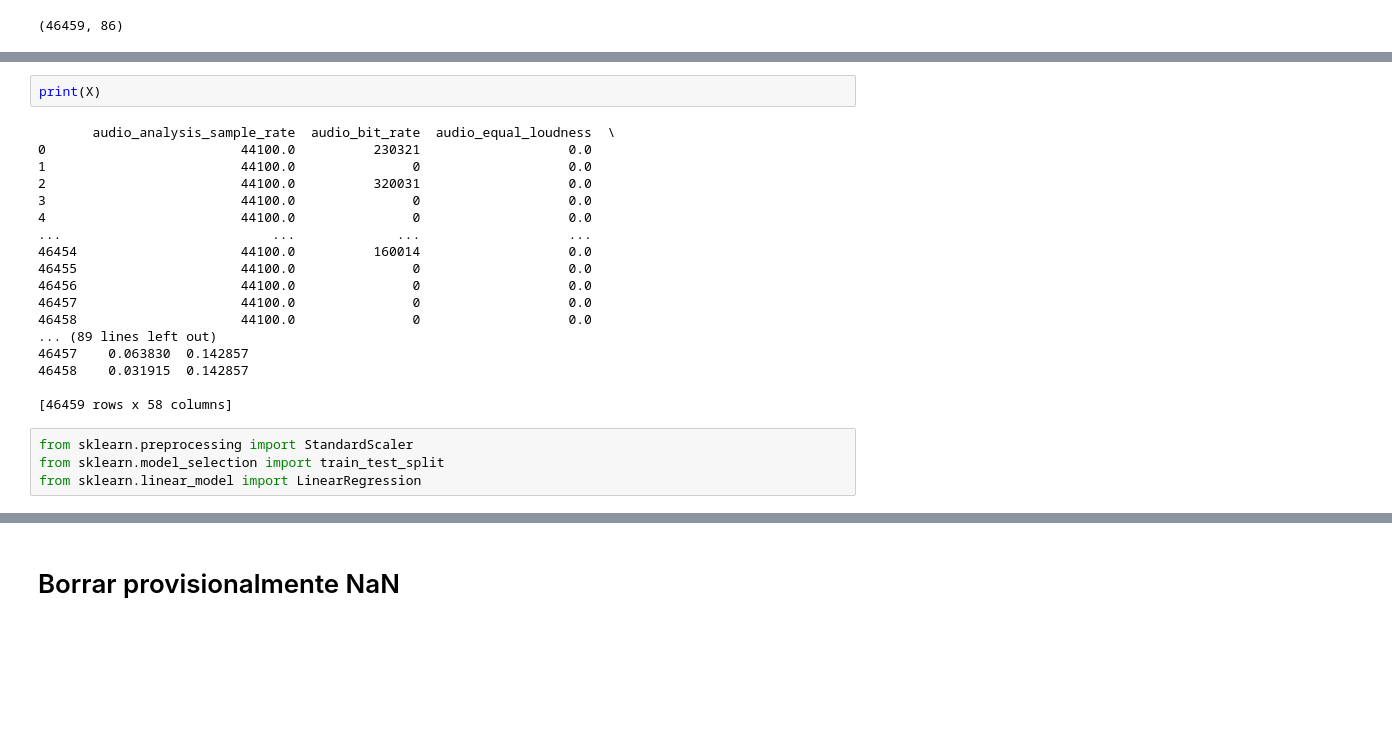
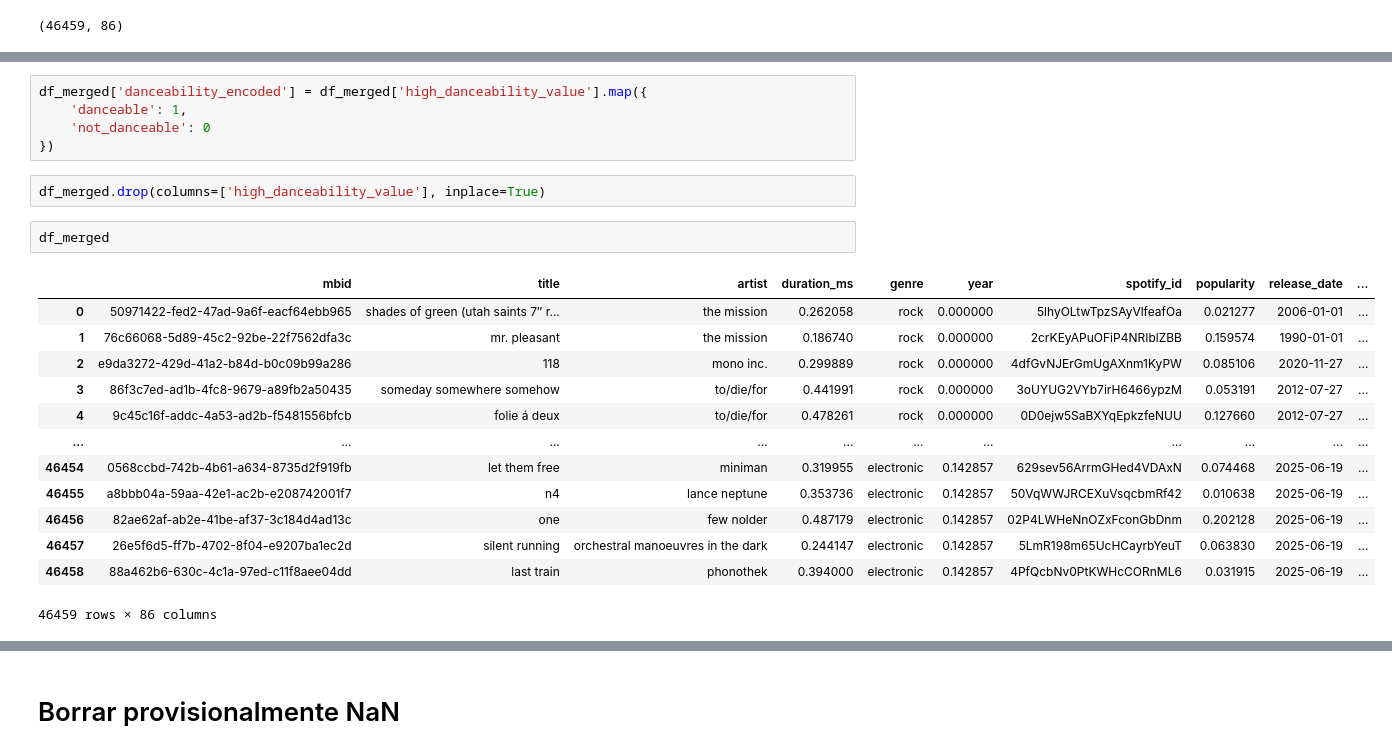
Before and after one commit to PolloDK/HitSpell, a Jupyter notebook: 01_preprocesamiento_andrea.ipynb, the cells around one changed output, grey strips where cells are left out. Drawn from its saved outputs; the diff is of its cells as text; blank space fills up the shorter version.

```diff
--- a/01_preprocesamiento_andrea.ipynb
+++ b/01_preprocesamiento_andrea.ipynb
@@ -522,24 +505,23 @@ X.shape, y.shape
-# %%
-print(X)
-# %% [output]
-       audio_analysis_sample_rate  audio_bit_rate  audio_equal_loudness  \
-0                         44100.0          230321                   0.0
-1                         44100.0               0                   0.0
-2                         44100.0          320031                   0.0
-3                         44100.0               0                   0.0
-4                         44100.0               0                   0.0
-...                           ...             ...                   ...
-46454                     44100.0          160014                   0.0
-46455                     44100.0               0                   0.0
-46456                     44100.0               0                   0.0
-46457                     44100.0               0                   0.0
-46458                     44100.0               0                   0.0
-... (89 lines left out)
-46457    0.063830  0.142857
-46458    0.031915  0.142857
-
-[46459 rows x 58 columns]
-# %%
-from sklearn.preprocessing import StandardScaler
-from sklearn.model_selection import train_test_split
-from sklearn.linear_model import LinearRegression
+# %%
+df_merged['danceability_encoded'] = df_merged['high_danceability_value'].map({
+    'danceable': 1,
+    'not_danceable': 0
+})
+# %%
+df_merged.drop(columns=['high_danceability_value'], inplace=True)
+# %%
+df_merged
+# %% [output]
+|  | mbid | title | artist | duration_ms | genre | year | spotify_id | popularity | release_date | ... |
+| 0 | 50971422-fed2-47ad-9a6f-eacf64ebb965 | shades of green (utah saints 7″ r... | the mission | 0.262058 | rock | 0.000000 | 5lhyOLtwTpzSAyVlfeafOa | 0.021277 | 2006-01-01 | ... |
+| 1 | 76c66068-5d89-45c2-92be-22f7562dfa3c | mr. pleasant | the mission | 0.186740 | rock | 0.000000 | 2crKEyAPuOFiP4NRIblZBB | 0.159574 | 1990-01-01 | ... |
+| 2 | e9da3272-429d-41a2-b84d-b0c09b99a286 | 118 | mono inc. | 0.299889 | rock | 0.000000 | 4dfGvNJErGmUgAXnm1KyPW | 0.085106 | 2020-11-27 | ... |
+| 3 | 86f3c7ed-ad1b-4fc8-9679-a89fb2a50435 | someday somewhere somehow | to/die/for | 0.441991 | rock | 0.000000 | 3oUYUG2VYb7irH6466ypzM | 0.053191 | 2012-07-27 | ... |
+| 4 | 9c45c16f-addc-4a53-ad2b-f5481556bfcb | folie á deux | to/die/for | 0.478261 | rock | 0.000000 | 0D0ejw5SaBXYqEpkzfeNUU | 0.127660 | 2012-07-27 | ... |
+| ... | ... | ... | ... | ... | ... | ... | ... | ... | ... | ... |
+| 46454 | 0568ccbd-742b-4b61-a634-8735d2f919fb | let them free | miniman | 0.319955 | electronic | 0.142857 | 629sev56ArrmGHed4VDAxN | 0.074468 | 2025-06-19 | ... |
+| 46455 | a8bbb04a-59aa-42e1-ac2b-e208742001f7 | n4 | lance neptune | 0.353736 | electronic | 0.142857 | 50VqWWJRCEXuVsqcbmRf42 | 0.010638 | 2025-06-19 | ... |
+| 46456 | 82ae62af-ab2e-41be-af37-3c184d4ad13c | one | few nolder | 0.487179 | electronic | 0.142857 | 02P4LWHeNnOZxFconGbDnm | 0.202128 | 2025-06-19 | ... |
+| 46457 | 26e5f6d5-ff7b-4702-8f04-e9207ba1ec2d | silent running | orchestral manoeuvres in the dark | 0.244147 | electronic | 0.142857 | 5LmR198m65UcHCayrbYeuT | 0.063830 | 2025-06-19 | ... |
+| 46458 | 88a462b6-630c-4c1a-97ed-c11f8aee04dd | last train | phonothek | 0.394000 | electronic | 0.142857 | 4PfQcbNv0PtKWHcCORnML6 | 0.031915 | 2025-06-19 | ... |
+46459 rows × 86 columns
```
Also changed, not shown: parts of 31 cells of this notebook.
